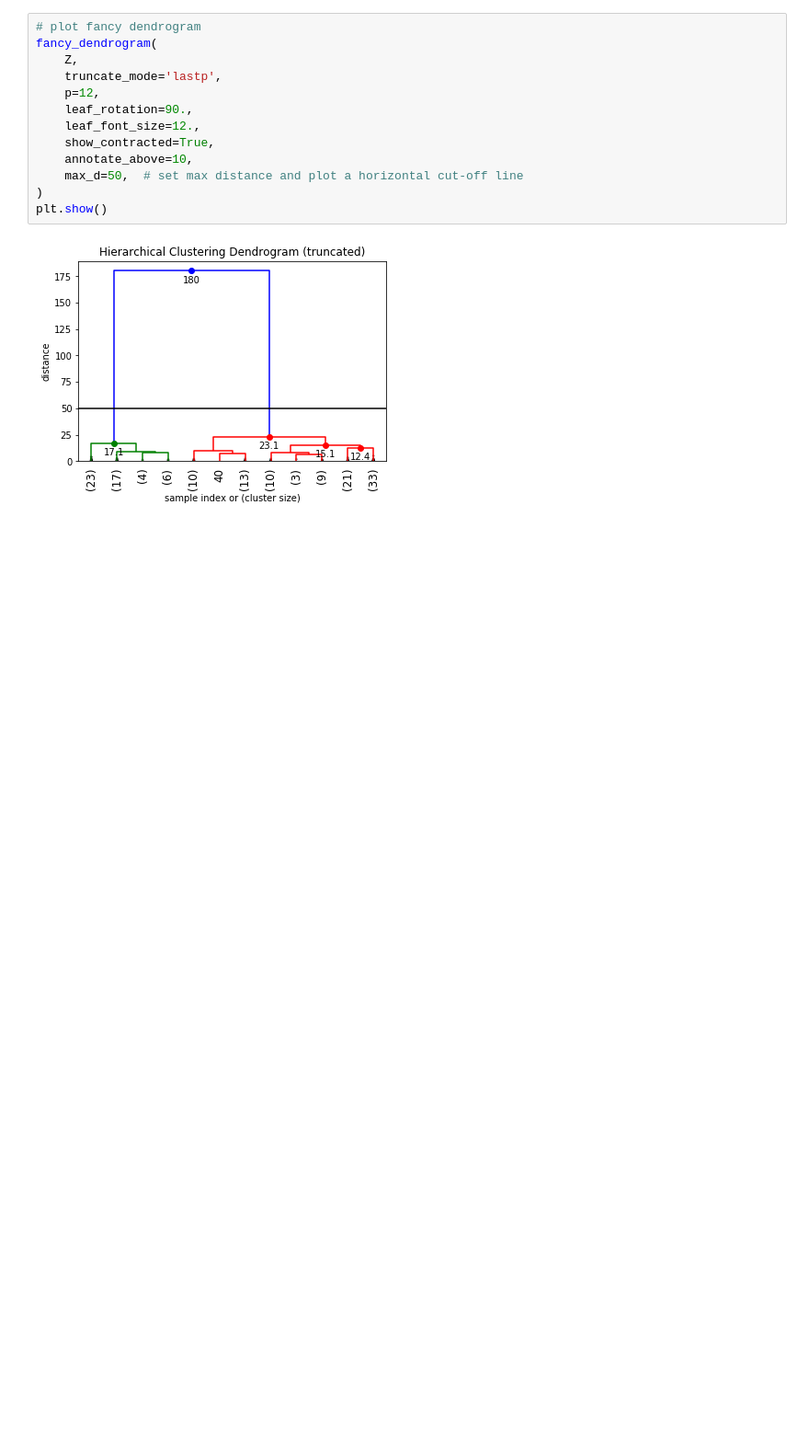
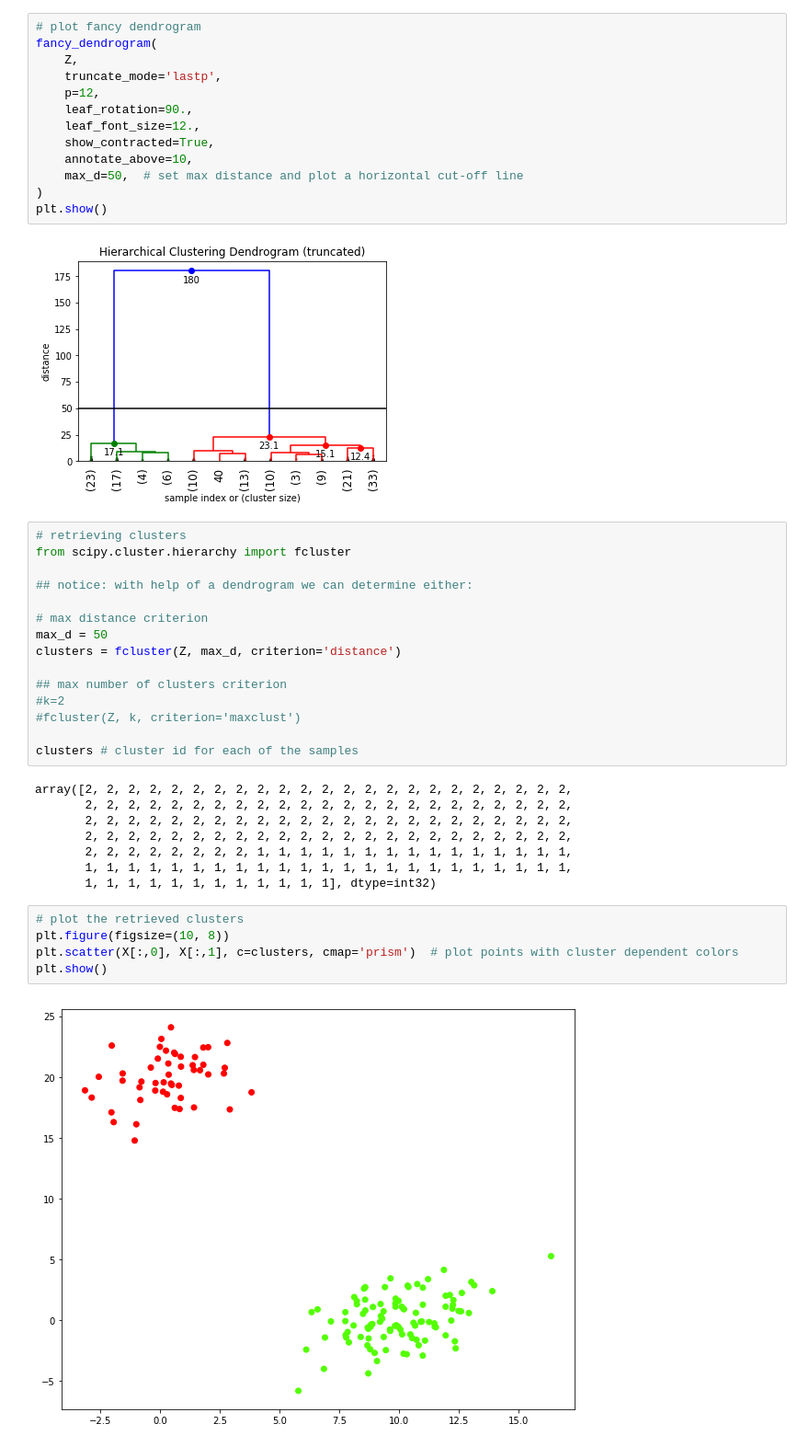
Before and after one commit to cryptofan/FunctionalConnectivity_AoNBrainhackWarsaw, a Jupyter notebook: codes/hierarchical-clustering.ipynb, the cells around one changed output. Shown at 92% size. Drawn from its saved outputs; the diff is of its cells as text; blank space fills up the shorter version.

Commit message:
Modifying hierarchical-clustering.ipynb

```diff
--- a/codes/hierarchical-clustering.ipynb
+++ b/codes/hierarchical-clustering.ipynb
@@ -191,3 +191,33 @@ fancy_dendrogram(
 plt.show()
 # %% [output]
 [figure]
+# %%
+# retrieving clusters
+from scipy.cluster.hierarchy import fcluster
+
+## notice: with help of a dendrogram we can determine either:
+
+# max distance criterion
+max_d = 50
+clusters = fcluster(Z, max_d, criterion='distance')
+
+## max number of clusters criterion
+#k=2
+#fcluster(Z, k, criterion='maxclust')
+
+clusters # cluster id for each of the samples
+# %% [output]
+array([2, 2, 2, 2, 2, 2, 2, 2, 2, 2, 2, 2, 2, 2, 2, 2, 2, 2, 2, 2, 2, 2, 2,
+       2, 2, 2, 2, 2, 2, 2, 2, 2, 2, 2, 2, 2, 2, 2, 2, 2, 2, 2, 2, 2, 2, 2,
+       2, 2, 2, 2, 2, 2, 2, 2, 2, 2, 2, 2, 2, 2, 2, 2, 2, 2, 2, 2, 2, 2, 2,
+       2, 2, 2, 2, 2, 2, 2, 2, 2, 2, 2, 2, 2, 2, 2, 2, 2, 2, 2, 2, 2, 2, 2,
+       2, 2, 2, 2, 2, 2, 2, 2, 1, 1, 1, 1, 1, 1, 1, 1, 1, 1, 1, 1, 1, 1, 1,
+       1, 1, 1, 1, 1, 1, 1, 1, 1, 1, 1, 1, 1, 1, 1, 1, 1, 1, 1, 1, 1, 1, 1,
+       1, 1, 1, 1, 1, 1, 1, 1, 1, 1, 1, 1], dtype=int32)
+# %%
+# plot the retrieved clusters
+plt.figure(figsize=(10, 8))
+plt.scatter(X[:,0], X[:,1], c=clusters, cmap='prism')  # plot points with cluster dependent colors
+plt.show()
+# %% [output]
+[figure, added]
```
Also changed, not shown: parts of 1 cell of this notebook.
